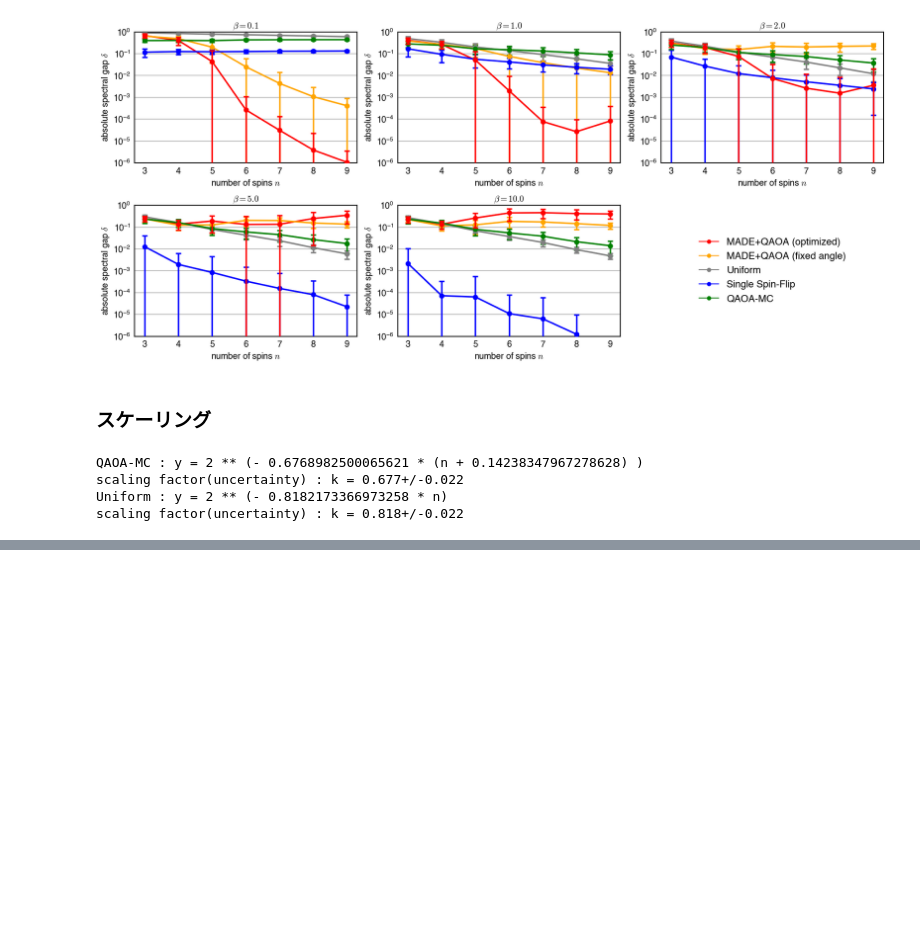
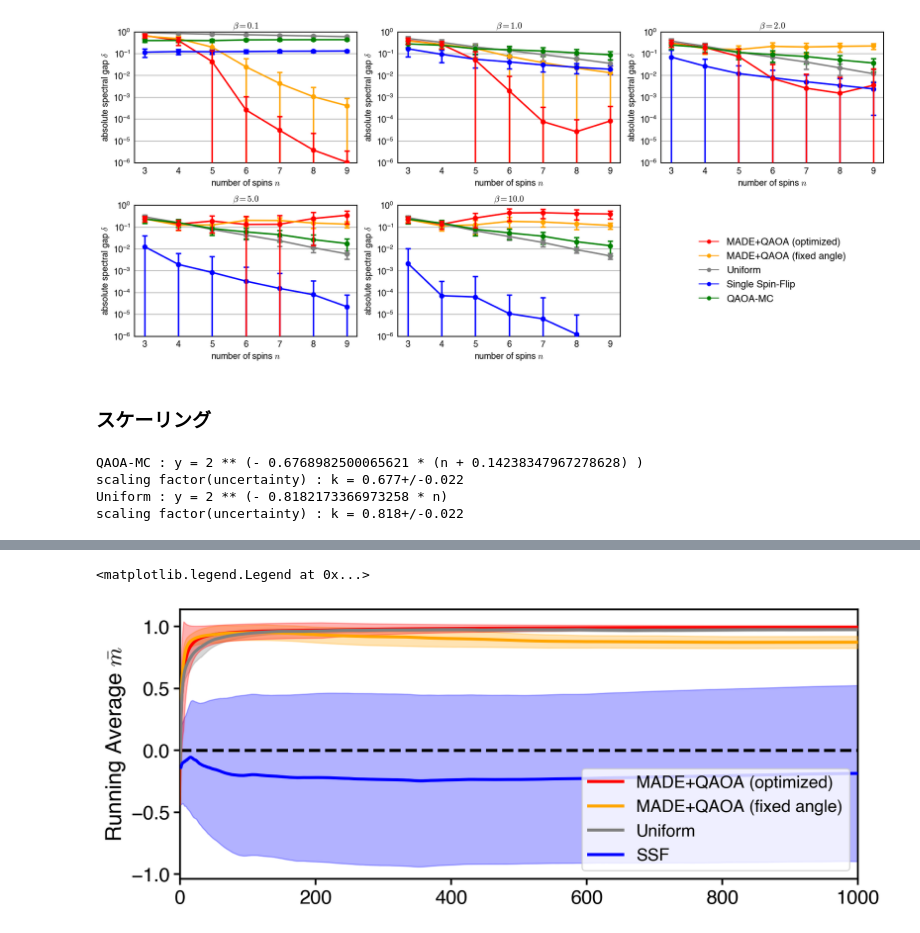
Before and after one commit to yuichiro-nakano/data_for_qaoa-made-mcmc, a Jupyter notebook: figure/make_fig.ipynb, the cells around one changed output, grey strips where cells are left out. Drawn from its saved outputs; the diff is of its cells as text; code cells hidden in the pictures; blank space fills up the shorter version.

```diff
--- a/figure/make_fig.ipynb
+++ b/figure/make_fig.ipynb
@@ -192,0 +200,3 @@ scaling factor(uncertainty) : k = 0.818+/-0.022
+# %%
+n_spin = 10
+beta = 2.0
@@ -192,0 +205,17 @@ scaling factor(uncertainty) : k = 0.818+/-0.022
+# %%
+data_folder_name = 'result/mcmc_simulation/{0}_sites_result/'.format(n_spin)
+
+# データ取得
+opt_qaoa_made_result = np.load(data_folder_name+"opt_qaoa_made_result.npy")
+fix_qaoa_made_result = np.load(data_folder_name+"fix_qaoa_made_result.npy")
+uniform_result = np.load(data_folder_name+"uniform_result.npy")
+ssf_result = np.load(data_folder_name+"ssf_result.npy")
+
+# インスタンス取得
+source_dir_name = '../data'
+fname_in = pathlib.Path(source_dir_name).joinpath('{0}_sites_instance.pickle'.format(n_spin))
+with open(str(fname_in), 'rb') as f:
+	instance = pickle.load(f)
+
+# 形状確認
+print(opt_qaoa_made_result.shape[0:2])
@@ -192,0 +270,40 @@ scaling factor(uncertainty) : k = 0.818+/-0.022
+# %%
+capsize = 4
+markersize = 7.5
+elinewidth = 2.5
+capthick = 2.5
+linewidth = 2.5
+spines = 1.5
+
+fig2, ax2 = plt.subplots(figsize=(10,4), dpi=200)
+
+ax2.spines["top"].set_linewidth(spines)
+ax2.spines["left"].set_linewidth(spines)
+ax2.spines["bottom"].set_linewidth(spines)
+ax2.spines["right"].set_linewidth(spines)
+
+ax2.plot(np.arange(n_step+1), opt_qaoa_made_mag_mean, color='red', linewidth=linewidth, label='MADE+QAOA (optimized)', zorder=5)
+ax2.fill_between(np.arange(n_step+1), opt_qaoa_made_mag_mean+opt_qaoa_made_mag_std, opt_qaoa_made_mag_mean-opt_qaoa_made_mag_std, color='red', alpha=0.3, zorder=4)
+
+ax2.plot(np.arange(n_step+1), fix_qaoa_made_mag_mean, color='orange', linewidth=linewidth, label='MADE+QAOA (fixed angle)', zorder=5)
+ax2.fill_between(np.arange(n_step+1), fix_qaoa_made_mag_mean+fix_qaoa_made_mag_std, fix_qaoa_made_mag_mean-fix_qaoa_made_mag_std, color='orange', alpha=0.3, zorder=3)
+
+ax2.plot(np.arange(n_step+1), uniform_mag_mean, color='grey', linewidth=linewidth, label='Uniform', zorder=5)
+ax2.fill_between(np.arange(n_step+1), uniform_mag_mean+uniform_mag_std, uniform_mag_mean-uniform_mag_std, color='grey', alpha=0.3, zorder=2)
+
+ax2.plot(np.arange(n_step+1), ssf_mag_mean, color='blue', linewidth=linewidth, label='SSF', zorder=5)
+ax2.fill_between(np.arange(n_step+1), ssf_mag_mean+ssf_mag_std, ssf_mag_mean-ssf_mag_std, color='blue', alpha=0.3, zorder=1)
+
+ax2.axhline(true_val, color='black', linestyle='--', linewidth=linewidth)
+
+ax2.set_xlim(0, n_step)
+#ax2.set_ylim(-0.35, 0.45)
+ax2.set_ylabel(r'Running Average $\bar{m}$', fontsize=18)
+ax2.tick_params(width=1.5, labelsize=16, length=5, labelbottom=True)
+ax2.tick_params(axis="x", which='major', width=1.5)
+ax2.legend(fontsize=14, loc='lower right', frameon=True)
+
+#fig2.savefig("mag_est_result.svg", bbox_inches='tight')
+# %% [output]
+<matplotlib.legend.Legend at 0x...>
+[figure, added]
```
Also changed, not shown: parts of 7 cells of this notebook, 18 other files.
